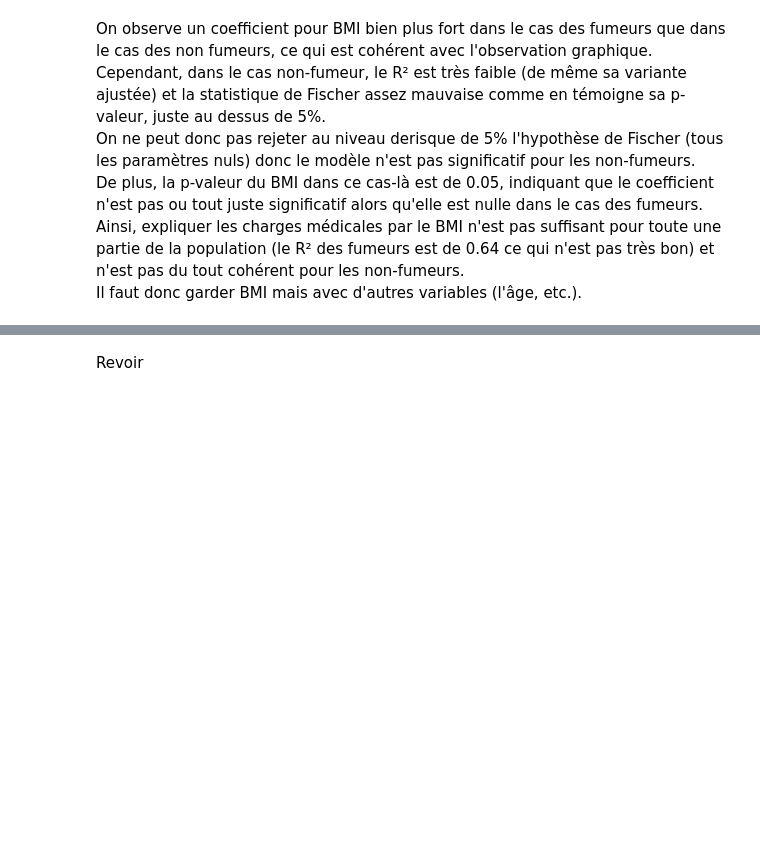
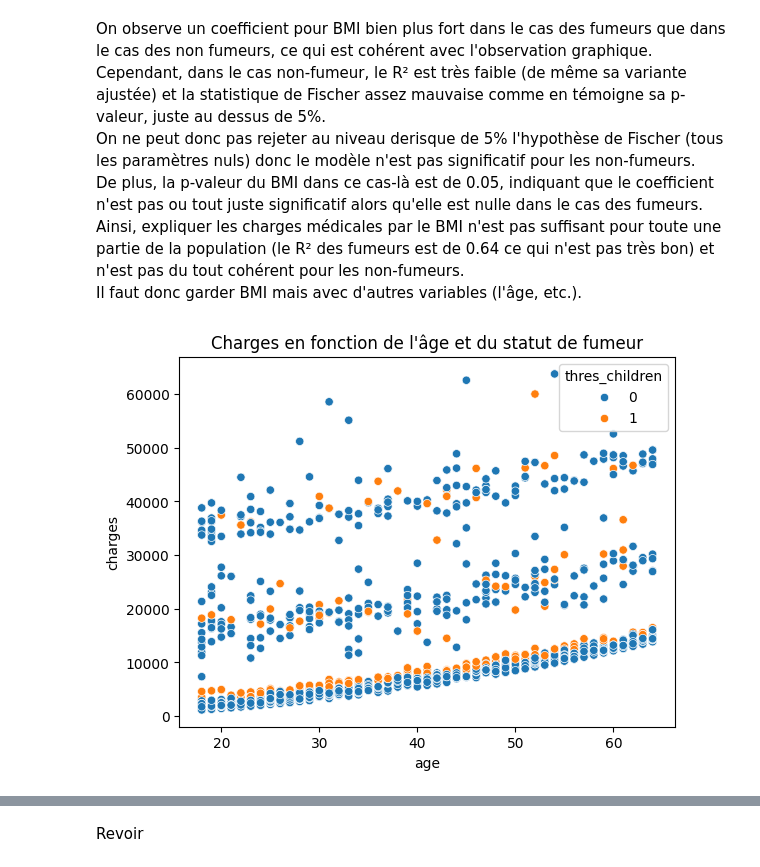
Before and after one commit to ultac/Projet-GLM, a Jupyter notebook: GLM Medical Charges.ipynb, the cells around one changed output, grey strips where cells are left out. Drawn from its saved outputs; the diff is of its cells as text; code cells hidden in the pictures; blank space fills up the shorter version.

```diff
--- a/GLM Medical Charges.ipynb
+++ b/GLM Medical Charges.ipynb
@@ -593,0 +594,12 @@ Il faut donc garder BMI mais avec d'autres variables (l'âge, etc.).
+# %%
+data_processed_bis = data_processed.copy()
+data_processed_bis["thres_children"] = data_processed_bis[data_processed["children"] > 2]["const"]
+data_processed_bis["thres_children"] = data_processed_bis["thres_children"].fillna(0)
+data_processed_bis["thres_children"] = data_processed_bis["thres_children"].astype(int)
+data_processed_bis = data_processed_bis.drop("children", axis = 1)
+
+sns.scatterplot(data = data_processed_bis, y = "charges",x = "age",hue="thres_children")
+plt.title("Charges en fonction de l'âge et du statut de fumeur")
+plt.show()
+# %% [output]
+[figure, added]
```
Also changed, not shown: parts of 36 cells of this notebook.
